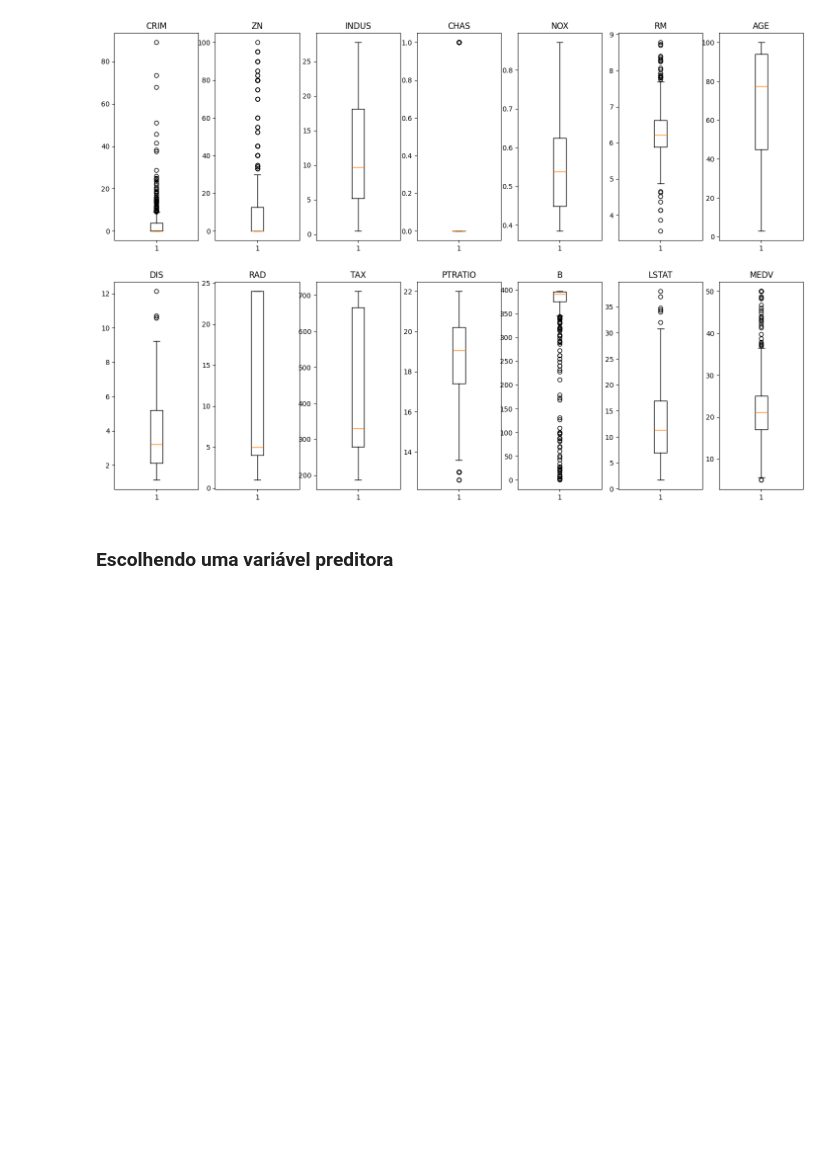
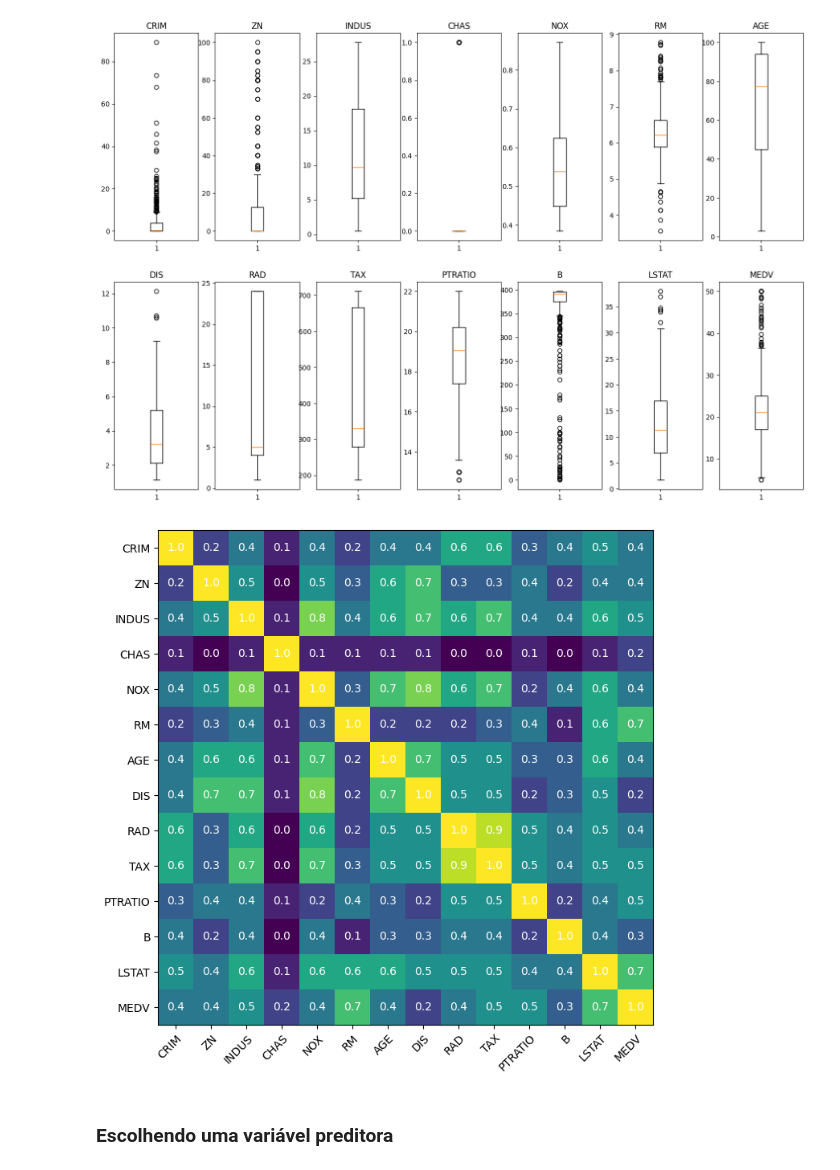
Before and after one commit to HeloisaJ/Lista_Computacional_IA, a Jupyter notebook: AtividadeIA.ipynb, the cells around one changed output. Drawn from its saved outputs; the diff is of its cells as text; code cells hidden in the pictures; blank space fills up the shorter version.

Commit message:
Criação de heatmaps

```diff
--- a/AtividadeIA.ipynb
+++ b/AtividadeIA.ipynb
@@ -98,6 +98,26 @@ def createBoxPlot(maxC, maxR, data, column_names):
 createBoxPlot(7, 2, data, column_names)
 # %% [output]
 [figure]
+# %%
+# Criação de um heatmap para ver a correlação dos dados com cada variável
+
+def create_heatmap(data, columns):
+    fig, ax = plt.subplots(figsize=(8, 8))
+    data_corr = data.corr().abs().round(1)
+
+    ax.imshow(data_corr)
+
+    ticks = np.arange(len(columns))
+    ax.set_xticks(ticks, columns, rotation=45, ha="right", rotation_mode="anchor")
+    ax.set_yticks(ticks, columns)
+
+    for i in range(0, len(data_corr)):
+        for j in range(0, len(data_corr)):
+            plt.annotate(str(data_corr.iloc[i, j]), xy=(i, j) , ha='center', va='center', color='w')
+# %%
+create_heatmap(data, column_names)
+# %% [output]
+[figure, added]
 # %% [markdown]
 ### Escolhendo uma variável preditora
 # %%
```
Also changed, not shown: parts of 1 cell of this notebook.
